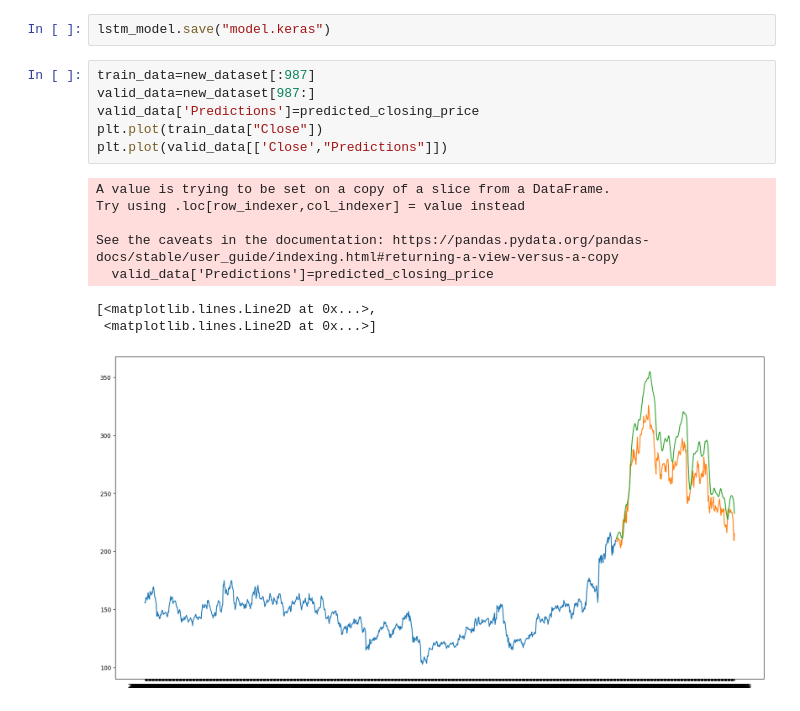
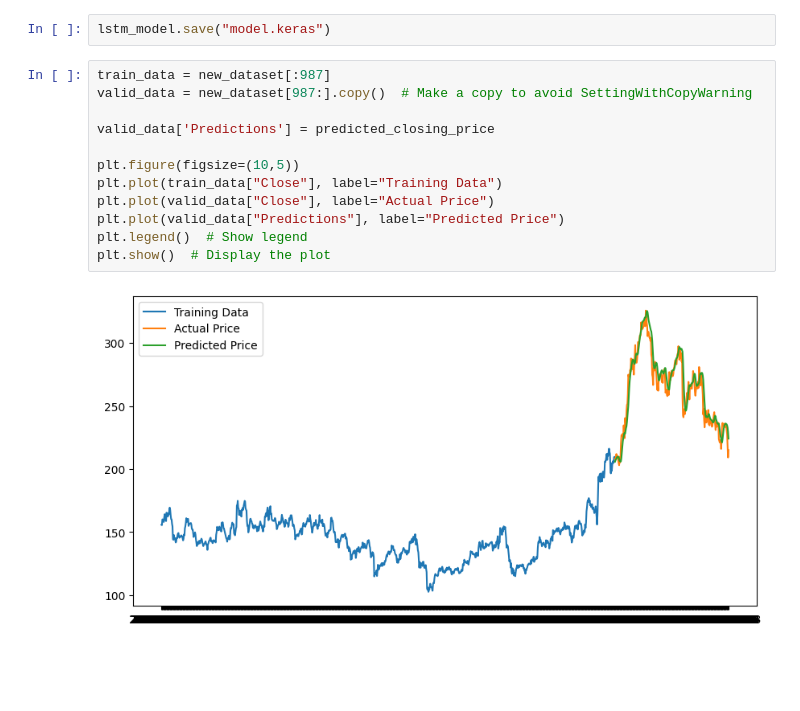
Before and after one commit to jmk45Man/Stock_Price, a Jupyter notebook: LSTM.ipynb, the cells around one changed output. Cells and saved outputs as stored; diff of their text form; blank space fills up the shorter version.

```diff
--- a/LSTM.ipynb
+++ b/LSTM.ipynb
@@ -127,17 +127,16 @@ predicted_closing_price=scaler.inverse_transform(predicted_closing_price)
 # %%
 lstm_model.save("model.keras")
 # %%
-train_data=new_dataset[:987]
-valid_data=new_dataset[987:]
-valid_data['Predictions']=predicted_closing_price
-plt.plot(train_data["Close"])
-plt.plot(valid_data[['Close',"Predictions"]])
+train_data = new_dataset[:987]
+valid_data = new_dataset[987:].copy()  # Make a copy to avoid SettingWithCopyWarning
+
+valid_data['Predictions'] = predicted_closing_price
+
+plt.figure(figsize=(10,5))
+plt.plot(train_data["Close"], label="Training Data")
+plt.plot(valid_data["Close"], label="Actual Price")
+plt.plot(valid_data["Predictions"], label="Predicted Price")
+plt.legend()  # Show legend
+plt.show()  # Display the plot
 # %% [output]
-A value is trying to be set on a copy of a slice from a DataFrame.
-Try using .loc[row_indexer,col_indexer] = value instead
-
-See the caveats in the documentation: https://pandas.pydata.org/pandas-docs/stable/user_guide/indexing.html#returning-a-view-versus-a-copy
-  valid_data['Predictions']=predicted_closing_price
-[<matplotlib.lines.Line2D at 0x...>,
- <matplotlib.lines.Line2D at 0x...>]
-[figure, old version]
+[figure, new version]
```
Also changed, not shown: parts of 2 cells of this notebook, 1 other file.
